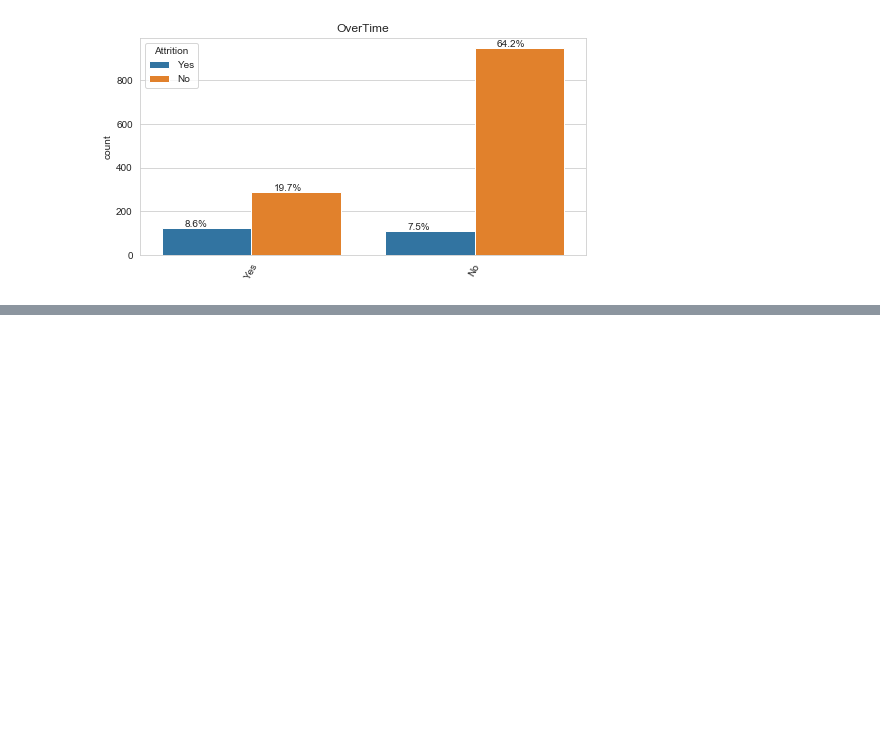
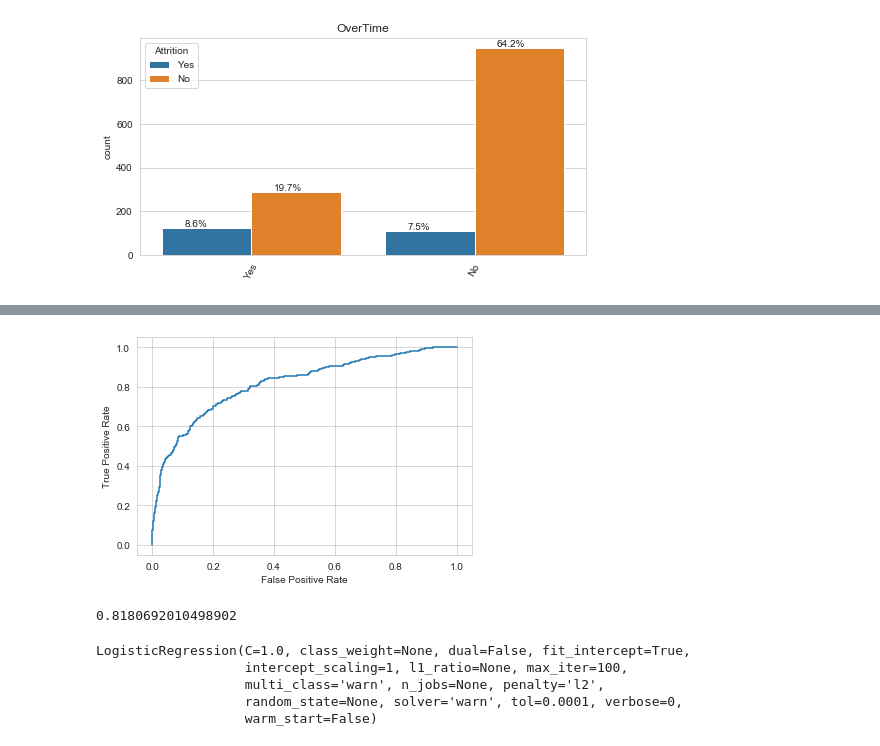
Before and after one commit to SivaLokam/supervisedlearning, a Jupyter notebook: Tutorials/Logistic Regression.ipynb, the cells around one changed output, grey strips where cells are left out. Saved outputs shown, nothing was run; the diff lists cells and outputs as text; code cells hidden in the pictures; blank space fills up the shorter version.

```diff
--- a/Tutorials/Logistic Regression.ipynb
+++ b/Tutorials/Logistic Regression.ipynb
@@ -364,0 +540,3 @@ for t in enumerate(factors_paired):
+# %%
+x = df[features]
+y = df[TARGET_COL]
@@ -364,0 +545,4 @@ for t in enumerate(factors_paired):
+# %%
+logit = sm.Logit(y,x)
+result = logit.fit(method='ncg')
+result.summary()
@@ -364,0 +580,2 @@ for t in enumerate(factors_paired):
+# %%
+y_pred = result.predict(x)
@@ -364,0 +584,9 @@ for t in enumerate(factors_paired):
+# %%
+fpr,tpr,thresholds = roc_curve(y,y_pred)
+# %%
+plt.plot(fpr,tpr)
+plt.xlabel('False Positive Rate')
+plt.ylabel('True Positive Rate')
+plt.show()
+# %% [output]
+[figure, added]
@@ -364,0 +595,4 @@ for t in enumerate(factors_paired):
+# %%
+roc_auc
+# %% [output]
+0.8180692010498902
@@ -364,0 +603,8 @@ for t in enumerate(factors_paired):
+# %%
+logreg.fit(x,y)
+# %% [output]
+LogisticRegression(C=1.0, class_weight=None, dual=False, fit_intercept=True,
+                   intercept_scaling=1, l1_ratio=None, max_iter=100,
+                   multi_class='warn', n_jobs=None, penalty='l2',
+                   random_state=None, solver='warn', tol=0.0001, verbose=0,
+                   warm_start=False)
```
Also changed, not shown: parts of 64 cells of this notebook, 4 other files.
